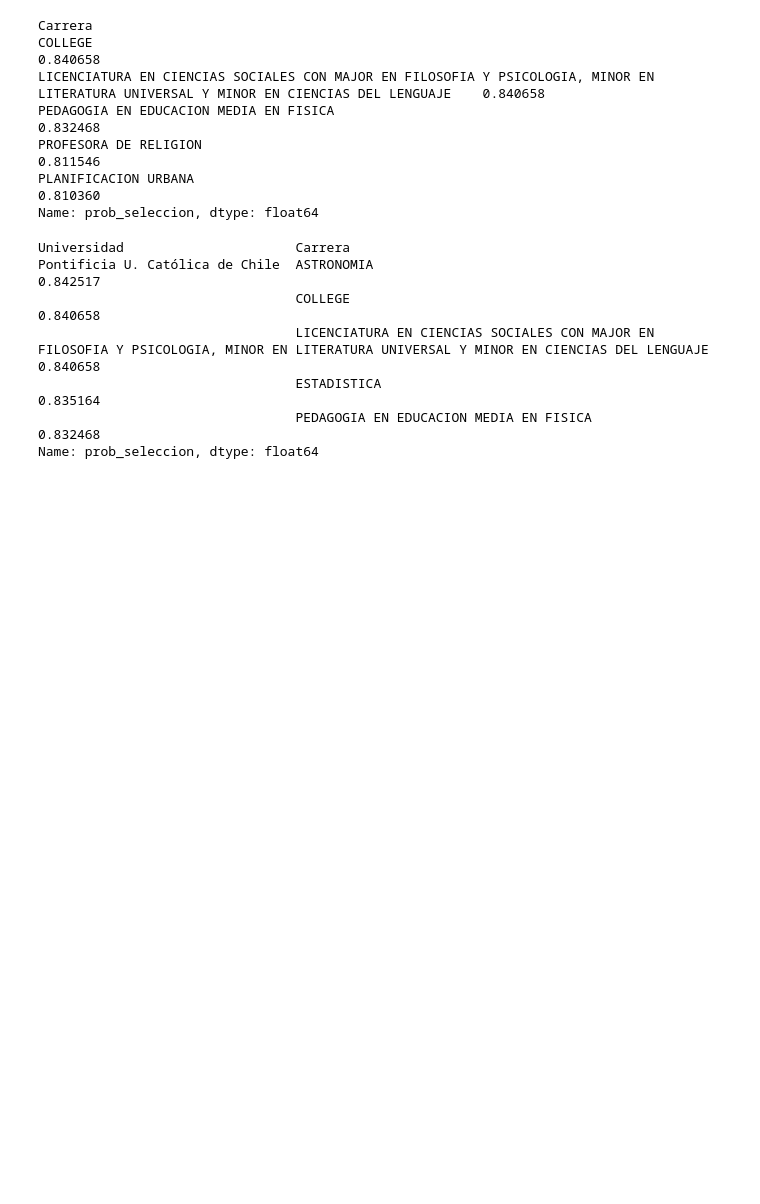
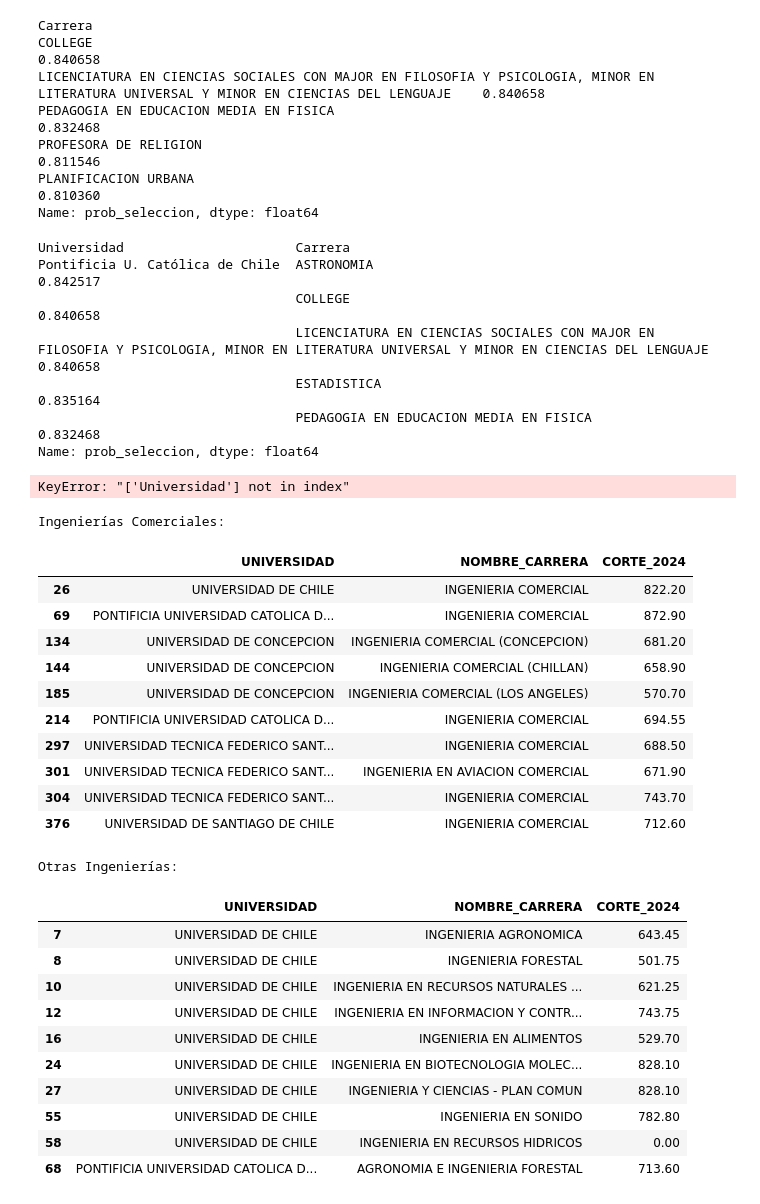
Before and after one commit to SergioHdezDC/IMT2200-Proyecto-Semestral, a Jupyter notebook: NotebookEnseñaChile.ipynb, the cells around one changed output. Drawn from its saved outputs; the diff is of its cells as text; code cells hidden in the pictures; blank space fills up the shorter version.

```diff
--- a/NotebookEnseñaChile.ipynb
+++ b/NotebookEnseñaChile.ipynb
@@ -2301,3 +2284,83 @@ Pontificia U. Católica de Chile  ASTRONOMIA
                                  ESTADISTICA                                                                                                                              0.835164
                                  PEDAGOGIA EN EDUCACION MEDIA EN FISICA                                                                                                   0.832468
 Name: prob_seleccion, dtype: float64
+# %%
+# Filtramos solo las columnas necesarias: Universidad, Nombre_Carrera, y CORTE_2024
+df_2024 = df_final[["Universidad", "NOMBRE_CARRERA", "CORTE_2024"]].copy()
+
+# Convertimos la columna de corte 2024 a numérica por si acaso
+df_2024["CORTE_2024"] = pd.to_numeric(df_2024["CORTE_2024"], errors="coerce")
+
+# Filtrar solo las carreras de Ingeniería (que contengan "INGENIERIA" o "INGENIERÍA")
+mask_ingenieria = df_2024["NOMBRE_CARRERA"].str.contains("INGENIERIA|INGENIERÍA", case=False, na=False)
+df_ingenierias_2024 = df_2024[mask_ingenieria]
+
+# Separar Ingeniería Civil
+mask_civil = df_ingenierias_2024["NOMBRE_CARRERA"].str.contains("CIVIL", case=False, na=False)
+df_ingenierias_civil_2024 = df_ingenierias_2024[mask_civil]
+
+# Separar Ingeniería Comercial
+mask_comercial = df_ingenierias_2024["NOMBRE_CARRERA"].str.contains("COMERCIAL", case=False, na=False)
+df_ingenierias_comercial_2024 = df_ingenierias_2024[mask_comercial]
+
+# Ordenar por puntaje de corte 2024 de mayor a menor
+df_ingenierias_civil_2024 = df_ingenierias_civil_2024.sort_values(by="CORTE_2024", ascending=False)
+df_ingenierias_comercial_2024 = df_ingenierias_comercial_2024.sort_values(by="CORTE_2024", ascending=False)
+
+# Ahora puedes ver los resultados
+print("Ingenierías Civiles (2024):")
+print(df_ingenierias_civil_2024.head())
+
+print("\nIngenierías Comerciales (2024):")
+print(df_ingenierias_comercial_2024.head())
+# %% [output]
+KeyError: "['Universidad'] not in index"
+# %%
+# Filtramos solo las columnas necesarias: Universidad, Nombre_Carrera, y CORTE_2024
+df_2024 = df_final[["UNIVERSIDAD", "NOMBRE_CARRERA", "CORTE_2024"]].copy()
+
+# Convertimos la columna de corte 2024 a numérica por si acaso
+df_2024["CORTE_2024"] = pd.to_numeric(df_2024["CORTE_2024"], errors="coerce")
+
+# Filtramos todas las ingenierías
+mask_ingenieria = df_2024["NOMBRE_CARRERA"].str.contains("INGENIERIA", case=False, na=False)
+df_ingenierias = df_2024[mask_ingenieria]
+
+# De estas ingenierías, filtramos las comerciales
+mask_comercial = df_ingenierias["NOMBRE_CARRERA"].str.contains("COMERCIAL", case=False, na=False)
+df_ingenierias_comercial = df_ingenierias[mask_comercial]
+
+# Y ahora excluimos las comerciales del grupo general para quedarnos con las demás ingenierías
+df_ingenierias_no_comercial = df_ingenierias[~mask_comercial]
+
+# Ahora tienes dos DataFrames: uno con ingenierías comerciales y otro con todas las demás ingenierías
+print("Ingenierías Comerciales:")
+display(df_ingenierias_comercial.head(10))
+
+print("\nOtras Ingenierías:")
+display(df_ingenierias_no_comercial.head(10))
+# %% [output]
+Ingenierías Comerciales:
+|  | UNIVERSIDAD | NOMBRE_CARRERA | CORTE_2024 |
+| 26 | UNIVERSIDAD DE CHILE | INGENIERIA COMERCIAL | 822.20 |
+| 69 | PONTIFICIA UNIVERSIDAD CATOLICA D... | INGENIERIA COMERCIAL | 872.90 |
+| 134 | UNIVERSIDAD DE CONCEPCION | INGENIERIA COMERCIAL (CONCEPCION) | 681.20 |
+| 144 | UNIVERSIDAD DE CONCEPCION | INGENIERIA COMERCIAL (CHILLAN) | 658.90 |
+| 185 | UNIVERSIDAD DE CONCEPCION | INGENIERIA COMERCIAL (LOS ANGELES) | 570.70 |
+| 214 | PONTIFICIA UNIVERSIDAD CATOLICA D... | INGENIERIA COMERCIAL | 694.55 |
+| 297 | UNIVERSIDAD TECNICA FEDERICO SANT... | INGENIERIA COMERCIAL | 688.50 |
+| 301 | UNIVERSIDAD TECNICA FEDERICO SANT... | INGENIERIA EN AVIACION COMERCIAL | 671.90 |
+| 304 | UNIVERSIDAD TECNICA FEDERICO SANT... | INGENIERIA COMERCIAL | 743.70 |
+| 376 | UNIVERSIDAD DE SANTIAGO DE CHILE | INGENIERIA COMERCIAL | 712.60 |
+Otras Ingenierías:
+|  | UNIVERSIDAD | NOMBRE_CARRERA | CORTE_2024 |
+| 7 | UNIVERSIDAD DE CHILE | INGENIERIA AGRONOMICA | 643.45 |
+| 8 | UNIVERSIDAD DE CHILE | INGENIERIA FORESTAL | 501.75 |
+| 10 | UNIVERSIDAD DE CHILE | INGENIERIA EN RECURSOS NATURALES ... | 621.25 |
+| 12 | UNIVERSIDAD DE CHILE | INGENIERIA EN INFORMACION Y CONTR... | 743.75 |
+| 16 | UNIVERSIDAD DE CHILE | INGENIERIA EN ALIMENTOS | 529.70 |
+| 24 | UNIVERSIDAD DE CHILE | INGENIERIA EN BIOTECNOLOGIA MOLEC... | 828.10 |
+| 27 | UNIVERSIDAD DE CHILE | INGENIERIA Y CIENCIAS - PLAN COMUN | 828.10 |
+| 55 | UNIVERSIDAD DE CHILE | INGENIERIA EN SONIDO | 782.80 |
+| 58 | UNIVERSIDAD DE CHILE | INGENIERIA EN RECURSOS HIDRICOS | 0.00 |
+| 68 | PONTIFICIA UNIVERSIDAD CATOLICA D... | AGRONOMIA E INGENIERIA FORESTAL | 713.60 |
```
Also changed, not shown: parts of 20 cells of this notebook, 2 other files.
